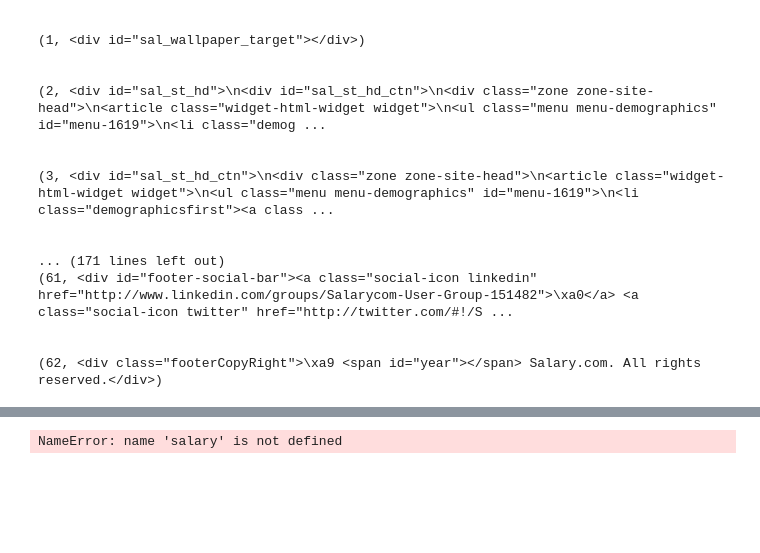
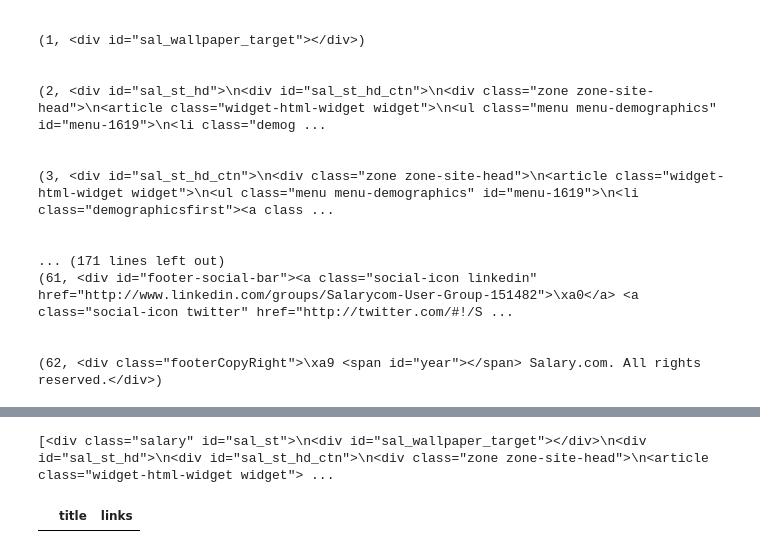
Before and after one commit to baerr20/GA-DSI, a Jupyter notebook: Project4/Untitled.ipynb, the cells around one changed output, grey strips where cells are left out. Saved outputs shown, nothing was run; the diff lists cells and outputs as text; code cells hidden in the pictures; blank space fills up the shorter version.

```diff
--- a/Project4/Untitled.ipynb
+++ b/Project4/Untitled.ipynb
@@ -4,7 +4,7 @@ import numpy as np
 import requests
 from bs4 import BeautifulSoup
 # %%
-r = requests.get('http://swz.salary.com/SalaryWizard/LayoutScripts/swzl_selectjob.aspx?txtKeyword=data+scientist&txtZipCode=New+York%2C+NY')
+r = requests.get('http://swz.salary.com/SalaryWizard/LayoutScripts/swzl_selectjob.aspx?txtKeyword=data+scientist&txtZipCode=')
 # %%
 r
 # %% [output]
@@ -15,5 +15,5 @@ r.content
 '\r\n\r\n<!DOCTYPE html>\r\n<html lang="en" class="static ">\r\n<head id="Swzb_Header_Head1"><title>\r\n\t\r\n        Salary.com Salary Wizard- Do you know what you\'re worth?\r\n    \r\n</title>\r\n  ...
 # %%
 page_html = r.content
-soup = BeautifulSoup(page_html, "lxml")
+insoup = BeautifulSoup(page_html, "lxml")
 # %%
@@ -108,6 +108,6 @@ for d in extract_salary_from_result(soup):
     print d.nobr
     print ('\n')
-# %%
-salary
-# %% [output]
-NameError: name 'salary' is not defined
+# %%
+print(insoup.findAll(class_='salary'))
+# %% [output]
+[<div class="salary" id="sal_st">\n<div id="sal_wallpaper_target"></div>\n<div id="sal_st_hd">\n<div id="sal_st_hd_ctn">\n<div class="zone zone-site-head">\n<article class="widget-html-widget widget"> ...
@@ -113,0 +119,14 @@ NameError: name 'salary' is not defined
+# %%
+link_list = []
+title_list = []
+
+for t in insoup.findAll('h3', class_='r'):
+    full_path = t.find('a')['href']
+    full_title = t.find('a').text
+    if  'search' not in full_path:
+        link_list.append(full_path[7:])
+        title_list.append(full_title)
+# %%
+pd.DataFrame(zip(title_list, link_list), columns=['title', 'links'])
+# %% [output]
+|  | title | links |
```
Also changed, not shown: parts of 13 cells of this notebook, 10 other files.
